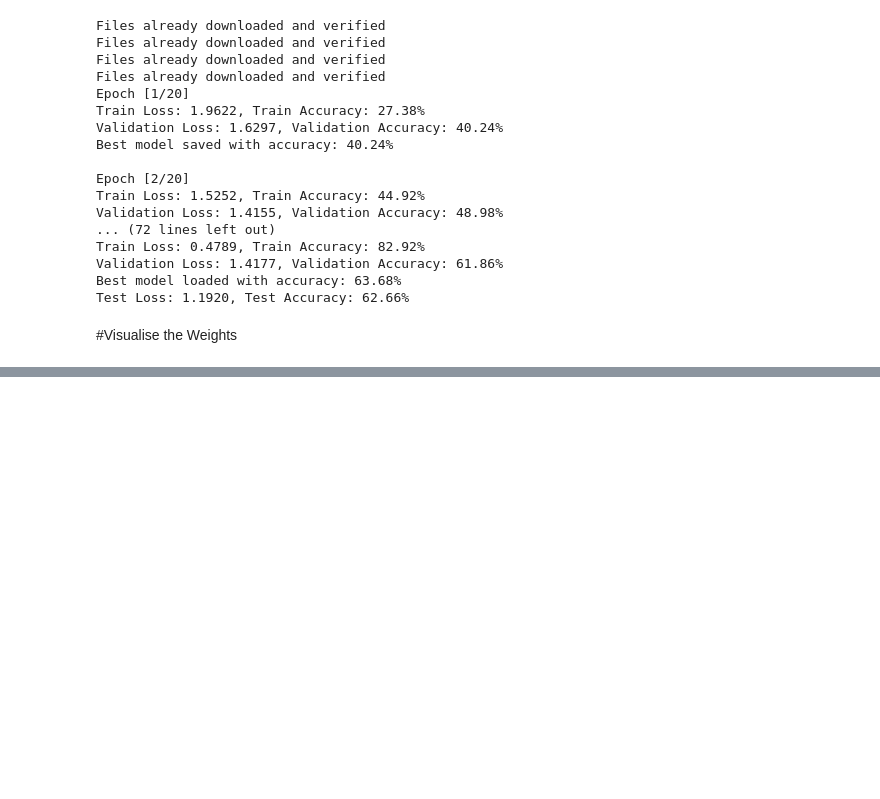
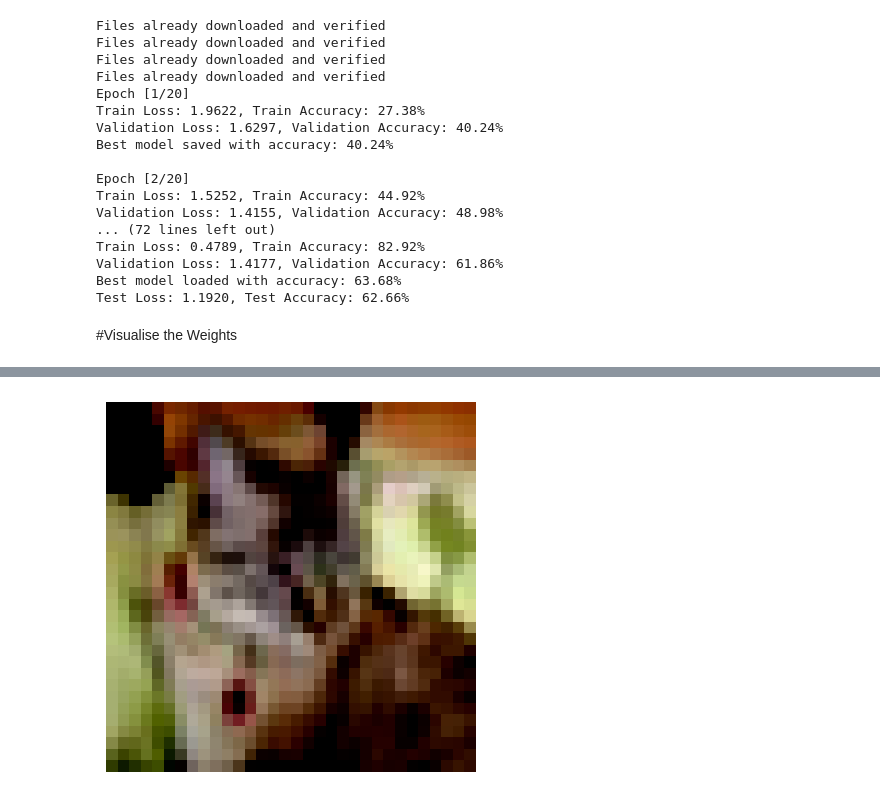
Before and after one commit to mobarakol/Applied_Deep_Learning, a Jupyter notebook: LeNet_CIFAR10.ipynb, the cells around one changed output, grey strips where cells are left out. Cells and saved outputs as stored; diff of their text form; code cells hidden in the pictures; blank space fills up the shorter version.

```diff
--- a/LeNet_CIFAR10.ipynb
+++ b/LeNet_CIFAR10.ipynb
@@ -255,0 +262,81 @@ Best model loaded with accuracy: 63.68%
+# %%
+import os
+import numpy as np
+import torch
+import matplotlib.pyplot as plt
+from torchvision import datasets
+from torch.utils.data import Dataset, DataLoader
+import gzip
+import torch.nn as nn
+import torch.optim as optim
+
+# Function to extract feature maps using forward hooks
+def get_feature_maps(model, layer_name, input_sample):
+    activation = {}
+
+    def hook_fn(module, input, output):
+        activation[layer_name] = output.detach()
+
+    layer = dict(model.named_modules())[layer_name]
+    handle = layer.register_forward_hook(hook_fn)
+
+    _ = model(input_sample)  # Forward pass through the model
+    handle.remove()
+
+    feature_maps = activation[layer_name].cpu().numpy()
+    return feature_maps
+
+# Function to plot feature maps before and after training
+def plot_feature_maps(before_maps, after_maps, title):
+    num_maps = before_maps.shape[1]
+
+    fig, axs = plt.subplots(2, num_maps, figsize=(num_maps * 2, 5))
+
+    fig.suptitle(title, fontsize=16)
+
+    for i in range(num_maps):
+        # Before training
+        axs[0, i].imshow(before_maps[0, i], cmap='gray')
+        axs[0, i].axis('off')
+        if i == 0:
+            axs[0, i].set_ylabel("Before", fontsize=12)
+
+        # After training
+        axs[1, i].imshow(after_maps[0, i], cmap='gray')
+        axs[1, i].axis('off')
+        if i == 0:
+            axs[1, i].set_ylabel("After", fontsize=12)
+
+    plt.tight_layout()
+    plt.show()
+
+# Initialize the model
+device = torch.device('cuda' if torch.cuda.is_available() else 'cpu')
+model_before = LeNet().to(device)
+model_after = LeNet().to(device)
+
+# Load trained model weights into model_after
+best_model_path = './best_lenet_cifar10.pth'
+model_after.load_state_dict(torch.load(best_model_path, weights_only=True))
+print(f"Best model loaded with accuracy: {best_val_accuracy:.2f}%")
+
+# Load a sample from test set
+sample_image, _ = test_dataset[8]  # Take the first test sample
+plt.imshow(sample_image.permute(1,2,0))
+plt.axis('OFF')
+sample_image = sample_image.unsqueeze(0).to(device)  # Add batch dimension
+
+# ✅ Extract feature maps before and after training for conv1
+before_maps_conv1 = get_feature_maps(model_before, 'conv1', sample_image)
+after_maps_conv1 = get_feature_maps(model_after, 'conv1', sample_image)
+
+# ✅ Plot Conv1 feature maps (before and after training)
+plot_feature_maps(before_maps_conv1, after_maps_conv1, 'Conv1 Feature Maps: Before vs After Training')
+
+# ✅ Extract feature maps before and after training for conv2
+before_maps_conv2 = get_feature_maps(model_before, 'conv2', sample_image)
+after_maps_conv2 = get_feature_maps(model_after, 'conv2', sample_image)
+
+# ✅ Plot Conv2 feature maps (before and after training)
+plot_feature_maps(before_maps_conv2, after_maps_conv2, 'Conv2 Feature Maps: Before vs After Training')
+# %% [output]
@@ -255,0 +345 @@ Best model loaded with accuracy: 63.68%
+[figure, added]
```
Also changed, not shown: parts of 5 cells of this notebook.
